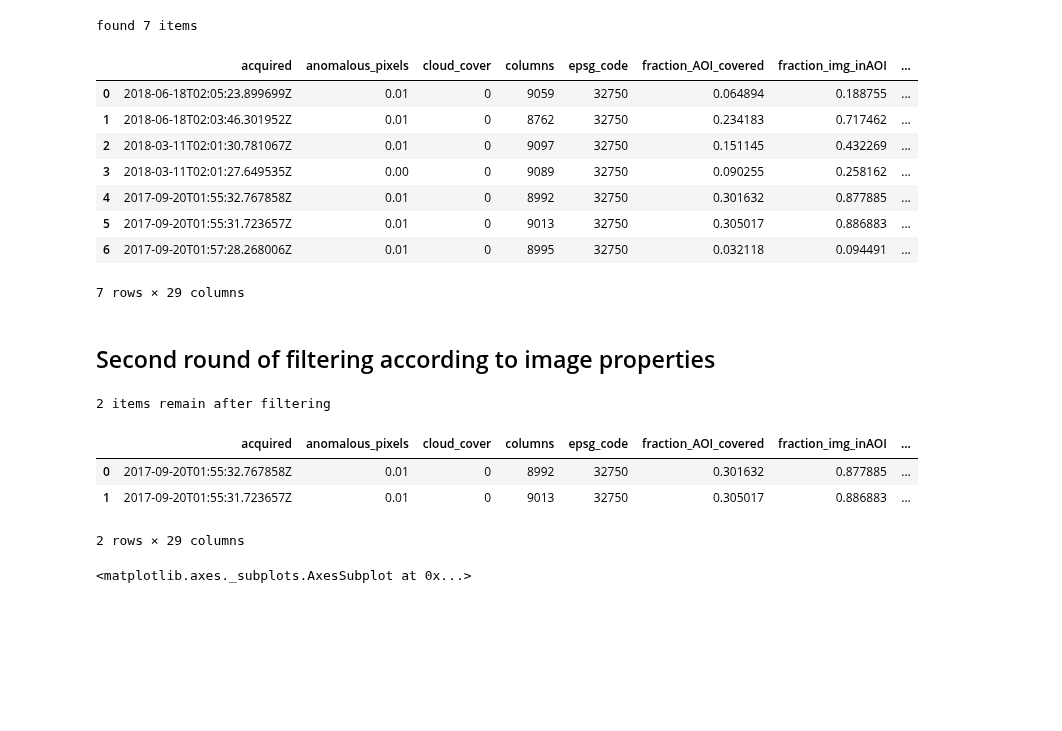
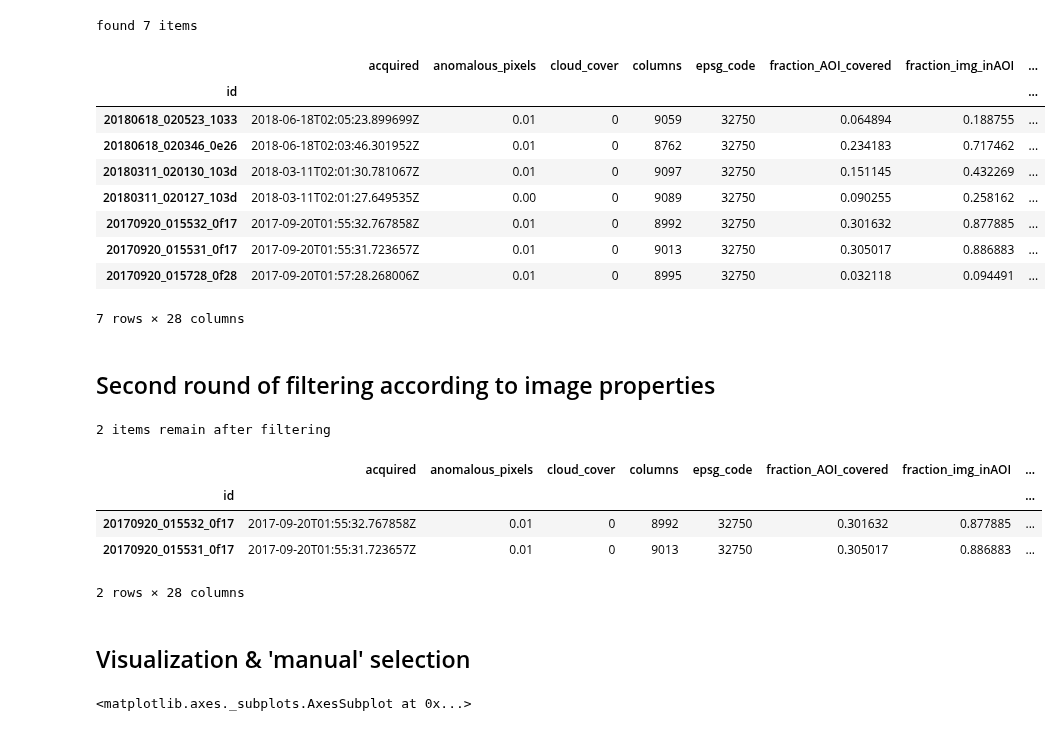
Before and after one commit to BerlinRDT/roaddetection, a Jupyter notebook: notebooks/download_imagery/imagery_SearchFilterDownload_planetcom.ipynb, the cells around one changed output. Saved outputs shown, nothing was run; the diff lists cells and outputs as text; code cells hidden in the pictures; blank space fills up the shorter version.

```diff
--- a/notebooks/download_imagery/imagery_SearchFilterDownload_planetcom.ipynb
+++ b/notebooks/download_imagery/imagery_SearchFilterDownload_planetcom.ipynb
@@ -315,48 +316,55 @@ found 7 items
 # %%
 # convert search results to geopanda dataframe and compute overlap with AOI
 imagery_list = []
 for item in srj["features"]:
     feature_prop = item["properties"]
     feature_prop["id"] = item["id"]
     # this is the important step - each geopanda dataframe requires one "geometry" column
     # which must contain shapely objects
     feature_prop["geometry"] = shapely.geometry.shape(item["geometry"])
     # helpfully, we can now also compute
     # i. the area of the intersection of satellite image and AOI
     area_intersect = geodf_aoi.loc[aoi_name, "geometry"].intersection(feature_prop["geometry"]).area
     # ii. the fraction of the imagery contained in the AOI
     feature_prop["fraction_img_inAOI"] = area_intersect / feature_prop["geometry"].area
     # iii. the fraction of our AOI covered by the imagery
     feature_prop["fraction_AOI_covered"] = area_intersect / geodf_aoi.loc[aoi_name, "area"]
     feature_prop["link_thumbnail"] = item["_links"]["thumbnail"]
     feature_prop["link_assets"] = item["_links"]["assets"]
 
     imagery_list.append(feature_prop)
 
 imagery_list = geopandas.GeoDataFrame(imagery_list, geometry="geometry")
+# set id as index
+imagery_list = imagery_list.set_index("id")
 imagery_list.head(10)
 # %% [output]
 |  | acquired | anomalous_pixels | cloud_cover | columns | epsg_code | fraction_AOI_covered | fraction_img_inAOI | ... |
-| 0 | 2018-06-18T02:05:23.899699Z | 0.01 | 0 | 9059 | 32750 | 0.064894 | 0.188755 | ... |
-| 1 | 2018-06-18T02:03:46.301952Z | 0.01 | 0 | 8762 | 32750 | 0.234183 | 0.717462 | ... |
-| 2 | 2018-03-11T02:01:30.781067Z | 0.01 | 0 | 9097 | 32750 | 0.151145 | 0.432269 | ... |
-| 3 | 2018-03-11T02:01:27.649535Z | 0.00 | 0 | 9089 | 32750 | 0.090255 | 0.258162 | ... |
-| 4 | 2017-09-20T01:55:32.767858Z | 0.01 | 0 | 8992 | 32750 | 0.301632 | 0.877885 | ... |
-| 5 | 2017-09-20T01:55:31.723657Z | 0.01 | 0 | 9013 | 32750 | 0.305017 | 0.886883 | ... |
-| 6 | 2017-09-20T01:57:28.268006Z | 0.01 | 0 | 8995 | 32750 | 0.032118 | 0.094491 | ... |
+| id |  |  |  |  |  |  |  | ... |
+| 20180618_020523_1033 | 2018-06-18T02:05:23.899699Z | 0.01 | 0 | 9059 | 32750 | 0.064894 | 0.188755 | ... |
+| 20180618_020346_0e26 | 2018-06-18T02:03:46.301952Z | 0.01 | 0 | 8762 | 32750 | 0.234183 | 0.717462 | ... |
+| 20180311_020130_103d | 2018-03-11T02:01:30.781067Z | 0.01 | 0 | 9097 | 32750 | 0.151145 | 0.432269 | ... |
+| 20180311_020127_103d | 2018-03-11T02:01:27.649535Z | 0.00 | 0 | 9089 | 32750 | 0.090255 | 0.258162 | ... |
+| 20170920_015532_0f17 | 2017-09-20T01:55:32.767858Z | 0.01 | 0 | 8992 | 32750 | 0.301632 | 0.877885 | ... |
+| 20170920_015531_0f17 | 2017-09-20T01:55:31.723657Z | 0.01 | 0 | 9013 | 32750 | 0.305017 | 0.886883 | ... |
+| 20170920_015728_0f28 | 2017-09-20T01:57:28.268006Z | 0.01 | 0 | 8995 | 32750 | 0.032118 | 0.094491 | ... |
-7 rows × 29 columns
+7 rows × 28 columns
 # %% [markdown]
 ## Second round of filtering according to image properties
 # %%
 good_ix = imagery_list.loc[:,"fraction_AOI_covered"] >= geodf_aoi.loc[aoi_name, "fraction_AOI_covered_min"]
 good_ix = good_ix & (imagery_list.loc[:,"fraction_img_inAOI"] >= geodf_aoi.loc[aoi_name, "fraction_img_inAOI_min"])
-imagery_list = imagery_list.loc[good_ix,:].reset_index(drop=True)
+#imagery_list = imagery_list.loc[good_ix,:].reset_index(drop=True)
+imagery_list = imagery_list.loc[good_ix,:]
 print(str(len(imagery_list)) + " items remain after filtering")
 imagery_list.head()
 # %% [output]
 2 items remain after filtering
 |  | acquired | anomalous_pixels | cloud_cover | columns | epsg_code | fraction_AOI_covered | fraction_img_inAOI | ... |
-| 0 | 2017-09-20T01:55:32.767858Z | 0.01 | 0 | 8992 | 32750 | 0.301632 | 0.877885 | ... |
-| 1 | 2017-09-20T01:55:31.723657Z | 0.01 | 0 | 9013 | 32750 | 0.305017 | 0.886883 | ... |
+| id |  |  |  |  |  |  |  | ... |
+| 20170920_015532_0f17 | 2017-09-20T01:55:32.767858Z | 0.01 | 0 | 8992 | 32750 | 0.301632 | 0.877885 | ... |
+| 20170920_015531_0f17 | 2017-09-20T01:55:31.723657Z | 0.01 | 0 | 9013 | 32750 | 0.305017 | 0.886883 | ... |
-2 rows × 29 columns
+2 rows × 28 columns
+# %% [markdown]
+## Visualization & 'manual' selection
 # %%
```
Also changed, not shown: parts of 10 cells of this notebook.
